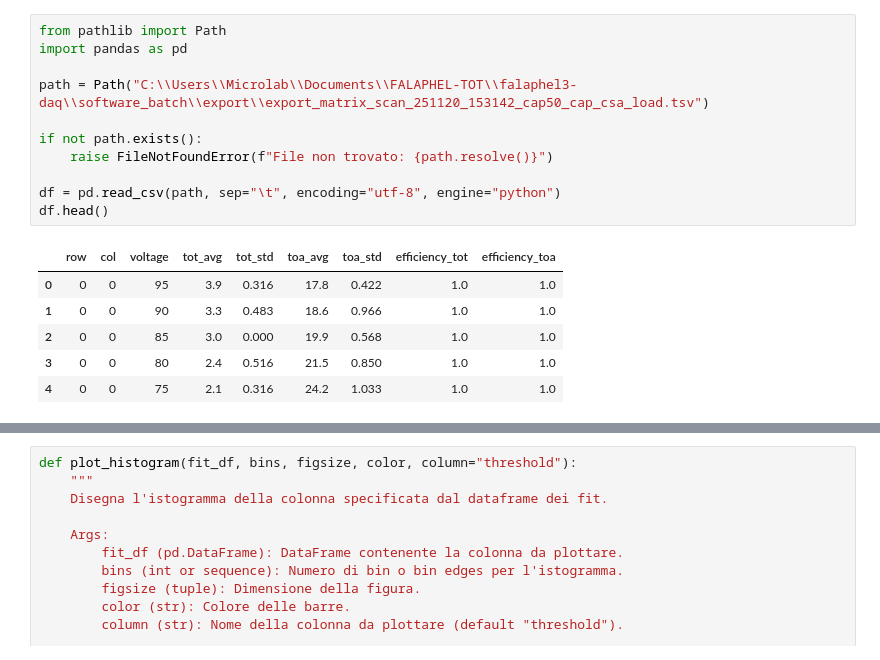
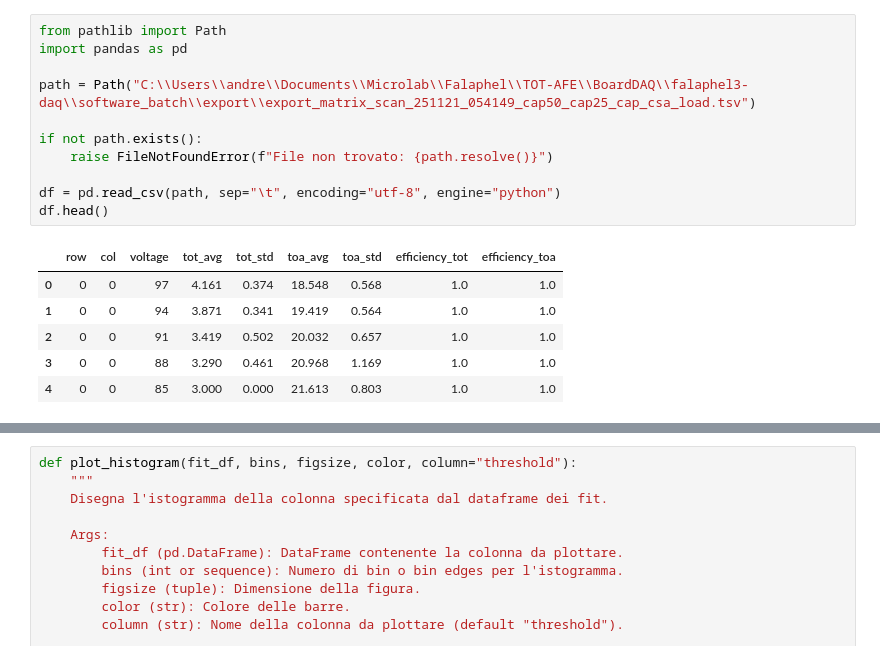
Before and after one commit to agalliani/falaphel3-daq, a Jupyter notebook: script_analisi/analisi-matrice copy 2.ipynb, the cells around one changed output, grey strips where cells are left out. Cells and saved outputs as stored; diff of their text form.

```diff
--- a/script_analisi/analisi-matrice copy 2.ipynb
+++ b/script_analisi/analisi-matrice copy 2.ipynb
@@ -1,21 +1,21 @@
 # %%
 from pathlib import Path
 import pandas as pd
 
-path = Path("C:\\Users\\Microlab\\Documents\\FALAPHEL-TOT\\falaphel3-daq\\software_batch\\export\\export_matrix_scan_251120_153142_cap50_cap_csa_load.tsv")
+path = Path("C:\\Users\\andre\\Documents\\Microlab\\Falaphel\\TOT-AFE\\BoardDAQ\\falaphel3-daq\\software_batch\\export\\export_matrix_scan_251121_054149_cap50_cap25_cap_csa_load.tsv")
 
 if not path.exists():
     raise FileNotFoundError(f"File non trovato: {path.resolve()}")
 
 df = pd.read_csv(path, sep="\t", encoding="utf-8", engine="python")
 df.head()
 # %% [output]
 |  | row | col | voltage | tot_avg | tot_std | toa_avg | toa_std | efficiency_tot | efficiency_toa |
-| 0 | 0 | 0 | 95 | 3.9 | 0.316 | 17.8 | 0.422 | 1.0 | 1.0 |
-| 1 | 0 | 0 | 90 | 3.3 | 0.483 | 18.6 | 0.966 | 1.0 | 1.0 |
-| 2 | 0 | 0 | 85 | 3.0 | 0.000 | 19.9 | 0.568 | 1.0 | 1.0 |
-| 3 | 0 | 0 | 80 | 2.4 | 0.516 | 21.5 | 0.850 | 1.0 | 1.0 |
-| 4 | 0 | 0 | 75 | 2.1 | 0.316 | 24.2 | 1.033 | 1.0 | 1.0 |
+| 0 | 0 | 0 | 97 | 4.161 | 0.374 | 18.548 | 0.568 | 1.0 | 1.0 |
+| 1 | 0 | 0 | 94 | 3.871 | 0.341 | 19.419 | 0.564 | 1.0 | 1.0 |
+| 2 | 0 | 0 | 91 | 3.419 | 0.502 | 20.032 | 0.657 | 1.0 | 1.0 |
+| 3 | 0 | 0 | 88 | 3.290 | 0.461 | 20.968 | 1.169 | 1.0 | 1.0 |
+| 4 | 0 | 0 | 85 | 3.000 | 0.000 | 21.613 | 0.803 | 1.0 | 1.0 |
 # %%
 import numpy as np
 from scipy.special import erf
```
Also changed, not shown: parts of 5 cells of this notebook, 20 other files.
